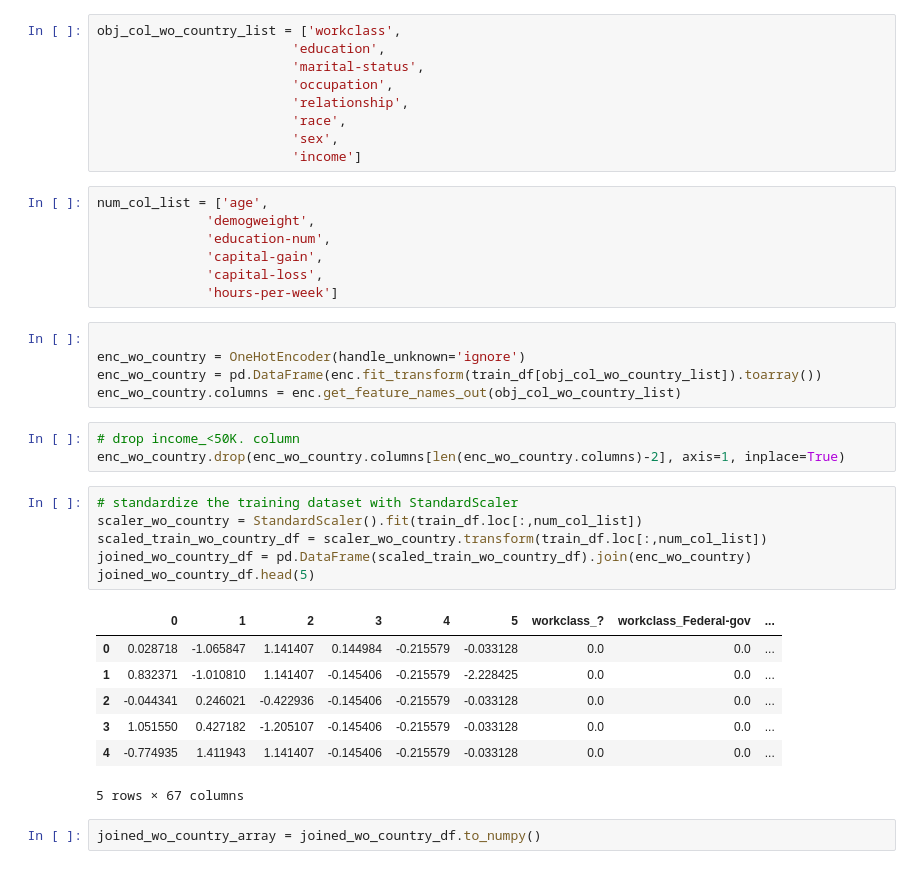
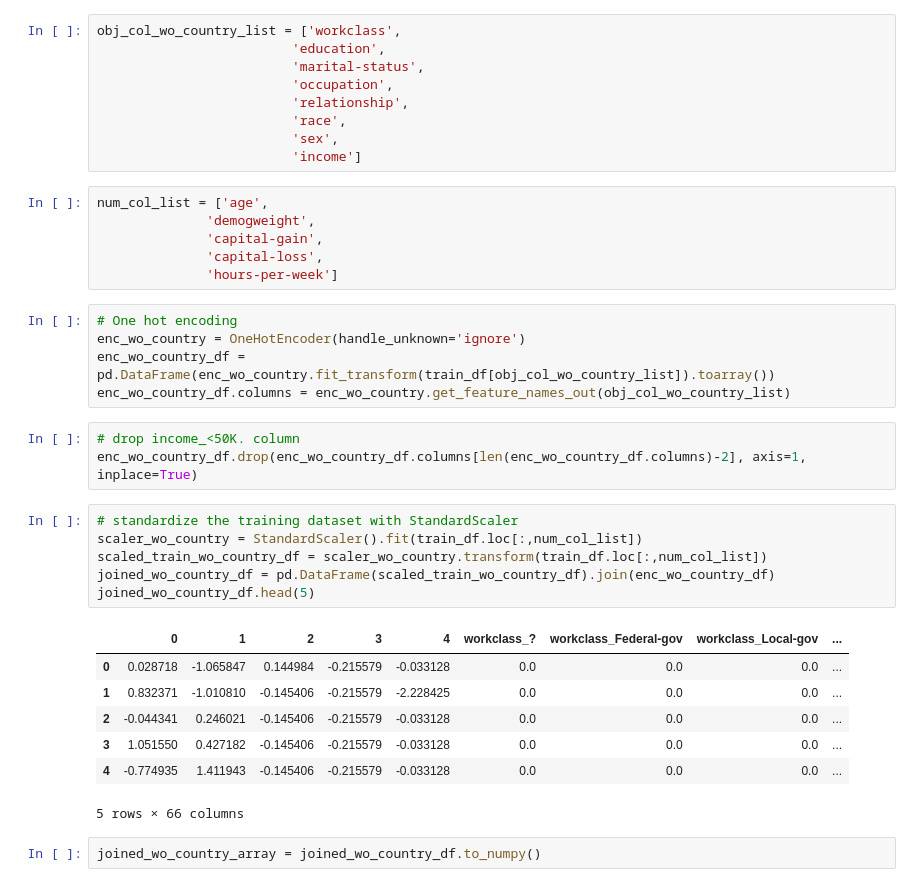
Before and after one commit to MiracleSkyHawk/RSM8413_GA3, a Jupyter notebook: GA3_8413.ipynb, the cells around one changed output. Cells and saved outputs as stored; diff of their text form.

```diff
--- a/GA3_8413.ipynb
+++ b/GA3_8413.ipynb
@@ -447,32 +447,31 @@ obj_col_wo_country_list = ['workclass',
 # %%
 num_col_list = ['age',
               'demogweight',
-              'education-num',
               'capital-gain',
               'capital-loss',
               'hours-per-week']
 # %%
-
+# One hot encoding
 enc_wo_country = OneHotEncoder(handle_unknown='ignore')
-enc_wo_country = pd.DataFrame(enc.fit_transform(train_df[obj_col_wo_country_list]).toarray())
-enc_wo_country.columns = enc.get_feature_names_out(obj_col_wo_country_list)
+enc_wo_country_df = pd.DataFrame(enc_wo_country.fit_transform(train_df[obj_col_wo_country_list]).toarray())
+enc_wo_country_df.columns = enc_wo_country.get_feature_names_out(obj_col_wo_country_list)
 # %%
 # drop income_<50K. column
-enc_wo_country.drop(enc_wo_country.columns[len(enc_wo_country.columns)-2], axis=1, inplace=True)
+enc_wo_country_df.drop(enc_wo_country_df.columns[len(enc_wo_country_df.columns)-2], axis=1, inplace=True)
 # %%
 # standardize the training dataset with StandardScaler
 scaler_wo_country = StandardScaler().fit(train_df.loc[:,num_col_list])
 scaled_train_wo_country_df = scaler_wo_country.transform(train_df.loc[:,num_col_list])
-joined_wo_country_df = pd.DataFrame(scaled_train_wo_country_df).join(enc_wo_country)
+joined_wo_country_df = pd.DataFrame(scaled_train_wo_country_df).join(enc_wo_country_df)
 joined_wo_country_df.head(5)
 # %% [output]
-|  | 0 | 1 | 2 | 3 | 4 | 5 | workclass_? | workclass_Federal-gov | ... |
-| 0 | 0.028718 | -1.065847 | 1.141407 | 0.144984 | -0.215579 | -0.033128 | 0.0 | 0.0 | ... |
-| 1 | 0.832371 | -1.010810 | 1.141407 | -0.145406 | -0.215579 | -2.228425 | 0.0 | 0.0 | ... |
-| 2 | -0.044341 | 0.246021 | -0.422936 | -0.145406 | -0.215579 | -0.033128 | 0.0 | 0.0 | ... |
-| 3 | 1.051550 | 0.427182 | -1.205107 | -0.145406 | -0.215579 | -0.033128 | 0.0 | 0.0 | ... |
-| 4 | -0.774935 | 1.411943 | 1.141407 | -0.145406 | -0.215579 | -0.033128 | 0.0 | 0.0 | ... |
+|  | 0 | 1 | 2 | 3 | 4 | workclass_? | workclass_Federal-gov | workclass_Local-gov | ... |
+| 0 | 0.028718 | -1.065847 | 0.144984 | -0.215579 | -0.033128 | 0.0 | 0.0 | 0.0 | ... |
+| 1 | 0.832371 | -1.010810 | -0.145406 | -0.215579 | -2.228425 | 0.0 | 0.0 | 0.0 | ... |
+| 2 | -0.044341 | 0.246021 | -0.145406 | -0.215579 | -0.033128 | 0.0 | 0.0 | 0.0 | ... |
+| 3 | 1.051550 | 0.427182 | -0.145406 | -0.215579 | -0.033128 | 0.0 | 0.0 | 0.0 | ... |
+| 4 | -0.774935 | 1.411943 | -0.145406 | -0.215579 | -0.033128 | 0.0 | 0.0 | 0.0 | ... |
-5 rows × 67 columns
+5 rows × 66 columns
 # %%
 joined_wo_country_array = joined_wo_country_df.to_numpy()
 # %%
```
Also changed, not shown: parts of 109 cells of this notebook, 2 other files.
